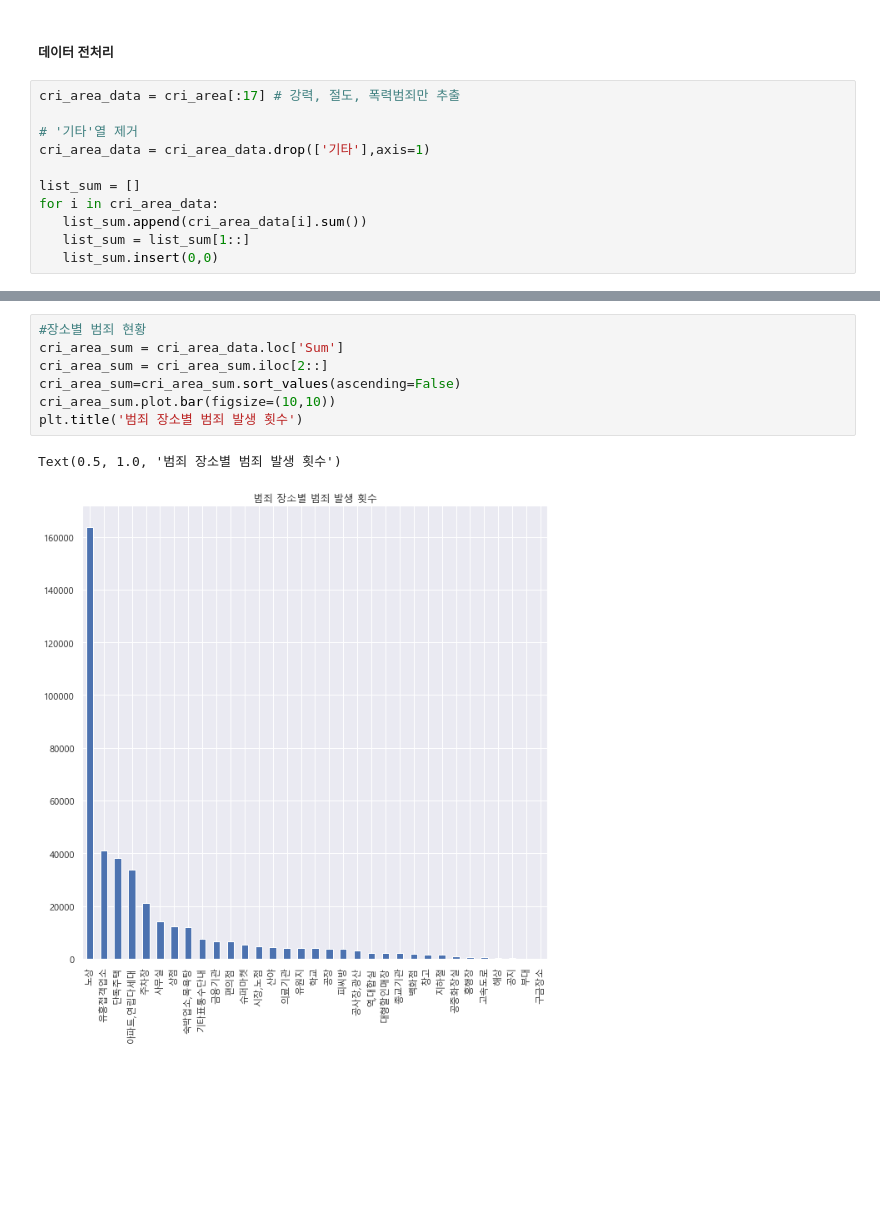
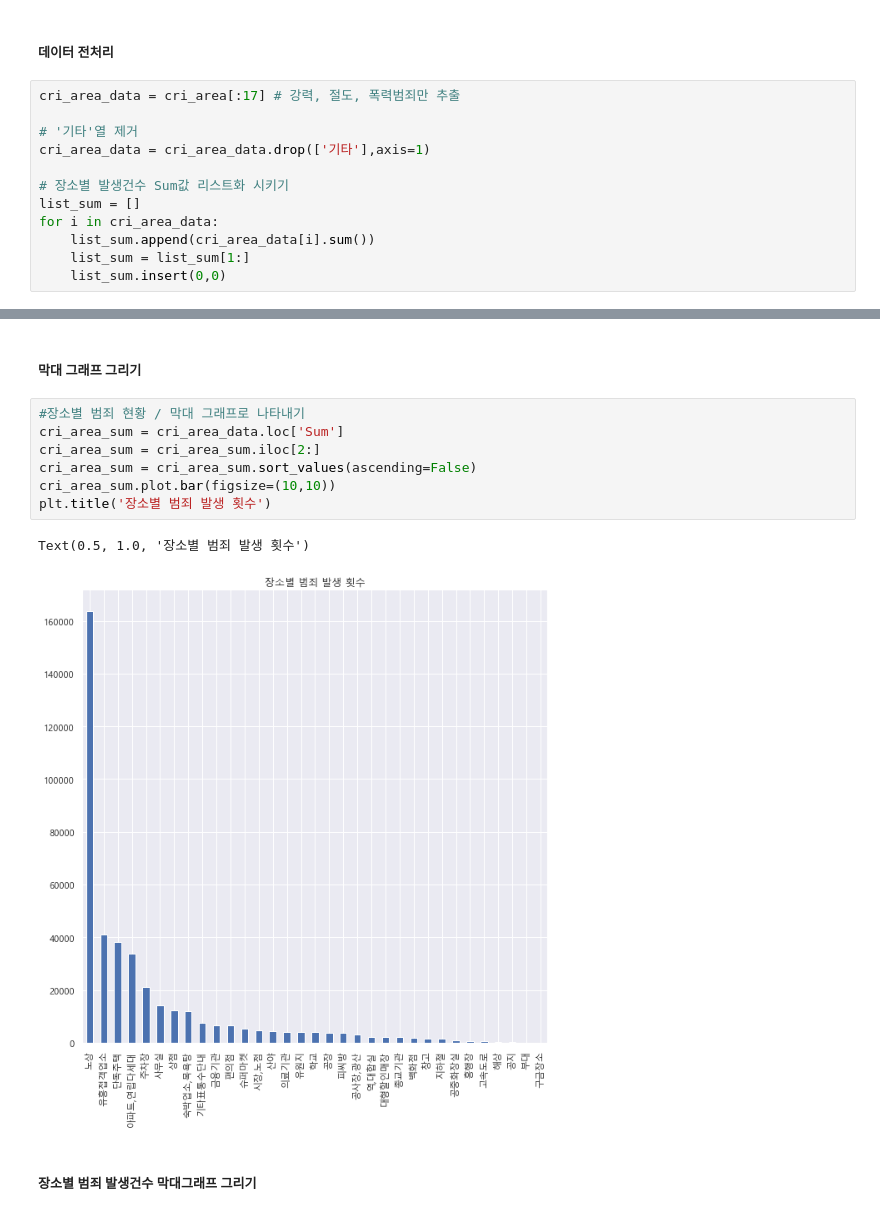
Before and after one commit to Hu-GE2022/artData, a Jupyter notebook: 대겸/busan_crime_place.ipynb, the cells around one changed output, grey strips where cells are left out. Drawn from its saved outputs; the diff is of its cells as text; blank space fills up the shorter version.

```diff
--- a/대겸/busan_crime_place.ipynb
+++ b/대겸/busan_crime_place.ipynb
@@ -47,9 +49,10 @@ cri_area_data = cri_area[:17] # 강력, 절도, 폭력범죄만 추출
 # '기타'열 제거
 cri_area_data = cri_area_data.drop(['기타'],axis=1)
 
+# 장소별 발생건수 Sum값 리스트화 시키기
 list_sum = []
 for i in cri_area_data:
-   list_sum.append(cri_area_data[i].sum())
-   list_sum = list_sum[1::]
-   list_sum.insert(0,0)
+    list_sum.append(cri_area_data[i].sum())
+    list_sum = list_sum[1:]
+    list_sum.insert(0,0)
 # %%
@@ -74,14 +78,18 @@ cri_area_data
 | 16 | 폭력범죄 | 손괴 | 2810 | 2771 | 23 | 22966 | 8 | 110 | 207 | 14 | ... | ... |
 | Sum | 0 | 살인기수살인미수등강도강간유사강간강제추행기타강간강제추행등방화절... | 33777 | 38232 | 467 | 163577 | 1978 | 5412 | 6518 | 2075 | ... | ... |
 18 rows × 35 columns
+# %% [markdown]
+##### 막대 그래프 그리기
 # %%
-#장소별 범죄 현황
+#장소별 범죄 현황 / 막대 그래프로 나타내기
 cri_area_sum = cri_area_data.loc['Sum']
-cri_area_sum = cri_area_sum.iloc[2::]
-cri_area_sum=cri_area_sum.sort_values(ascending=False)
+cri_area_sum = cri_area_sum.iloc[2:]
+cri_area_sum = cri_area_sum.sort_values(ascending=False)
 cri_area_sum.plot.bar(figsize=(10,10))
-plt.title('범죄 장소별 범죄 발생 횟수')
+plt.title('장소별 범죄 발생 횟수')
 # %% [output]
-Text(0.5, 1.0, '범죄 장소별 범죄 발생 횟수')
+Text(0.5, 1.0, '장소별 범죄 발생 횟수')
-[figure, old version]
+[figure, new version]
+# %% [markdown]
+##### 장소별 범죄 발생건수 막대그래프 그리기
 # %%
```
Also changed, not shown: parts of 7 cells of this notebook.
